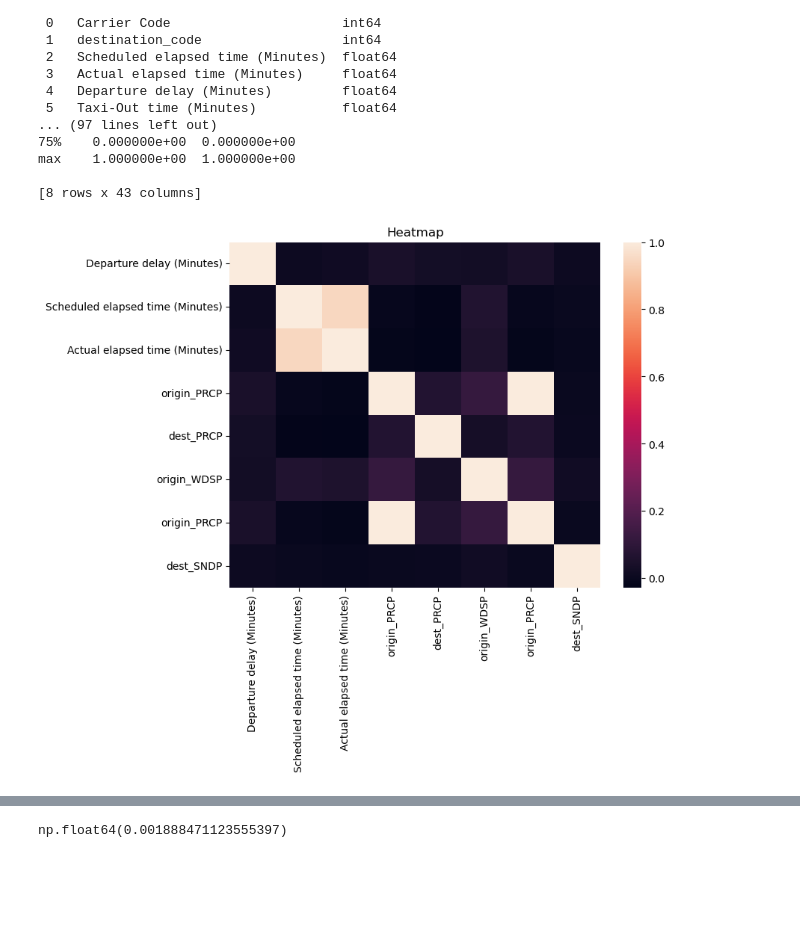
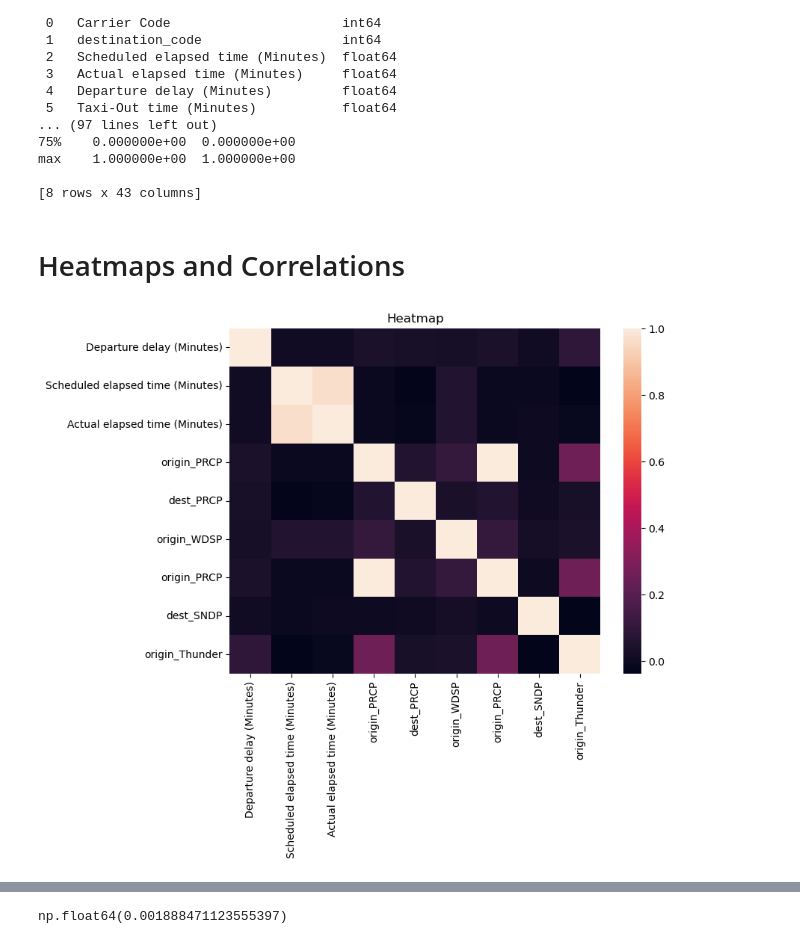
Before and after one commit to shearidl/Flight-Delays-Prediction-Model, a Jupyter notebook: Combined_Data_Analysis_ML.ipynb, the cells around one changed output, grey strips where cells are left out. Cells and saved outputs as stored; diff of their text form; code cells hidden in the pictures; blank space fills up the shorter version.

```diff
--- a/Combined_Data_Analysis_ML.ipynb
+++ b/Combined_Data_Analysis_ML.ipynb
@@ -20,6 +20,8 @@ df
 | 3966860 | 2 | 127 | 120.0 | 128.0 | -2.0 | ... |
 | 3966861 | 2 | 42 | 105.0 | 112.0 | -8.0 | ... |
 3966862 rows × 43 columns
+# %%
+delayed_df=df[df['Departure delay (Minutes)'] > 0]
 # %% [markdown]
 # EDA
 # %%
@@ -44,18 +46,22 @@ Data columns (total 43 columns):
 max    1.000000e+00  1.000000e+00
 
 [8 rows x 43 columns]
+# %% [markdown]
+# Heatmaps and Correlations
 # %%
+# testing out a heatmap with some variables
+
 cols = ['Departure delay (Minutes)', 'Scheduled elapsed time (Minutes)', 'Actual elapsed time (Minutes)',
-        'origin_PRCP', 'dest_PRCP', 'origin_WDSP', 'origin_PRCP', 'dest_SNDP']
-df_heatmap = df[cols]
+        'origin_PRCP', 'dest_PRCP', 'origin_WDSP', 'origin_PRCP', 'dest_SNDP', 'origin_Thunder']
+df_heatmap = delayed_df[cols]
 
 # 3. Generate and display the heatmap
 plt.figure(figsize=(8, 6))
 sns.heatmap(data=df_heatmap.corr())
 plt.title('Heatmap')
 plt.show()
 
 # Pretty weak correlations with chosen features
 # %% [output]
-[figure, old version]
+[figure, new version]
 # %%
```
Also changed, not shown: parts of 24 cells of this notebook.
